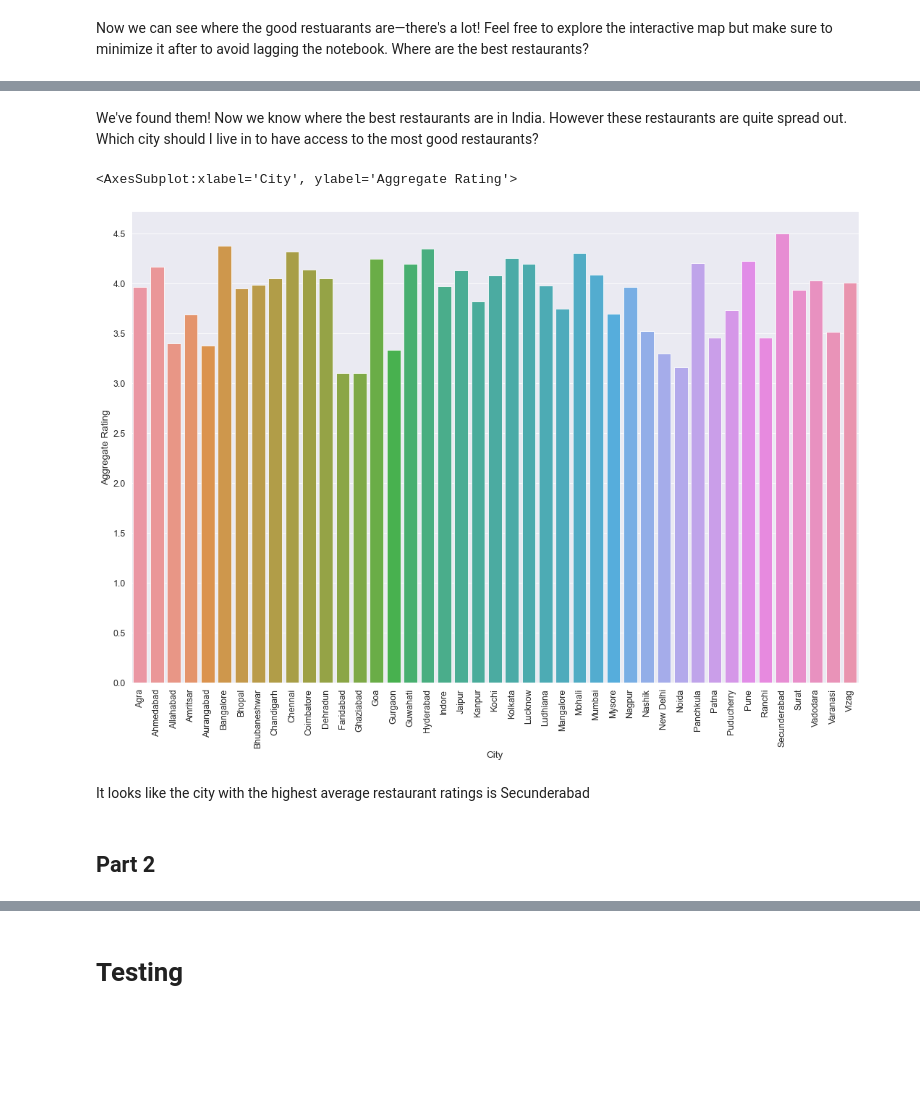
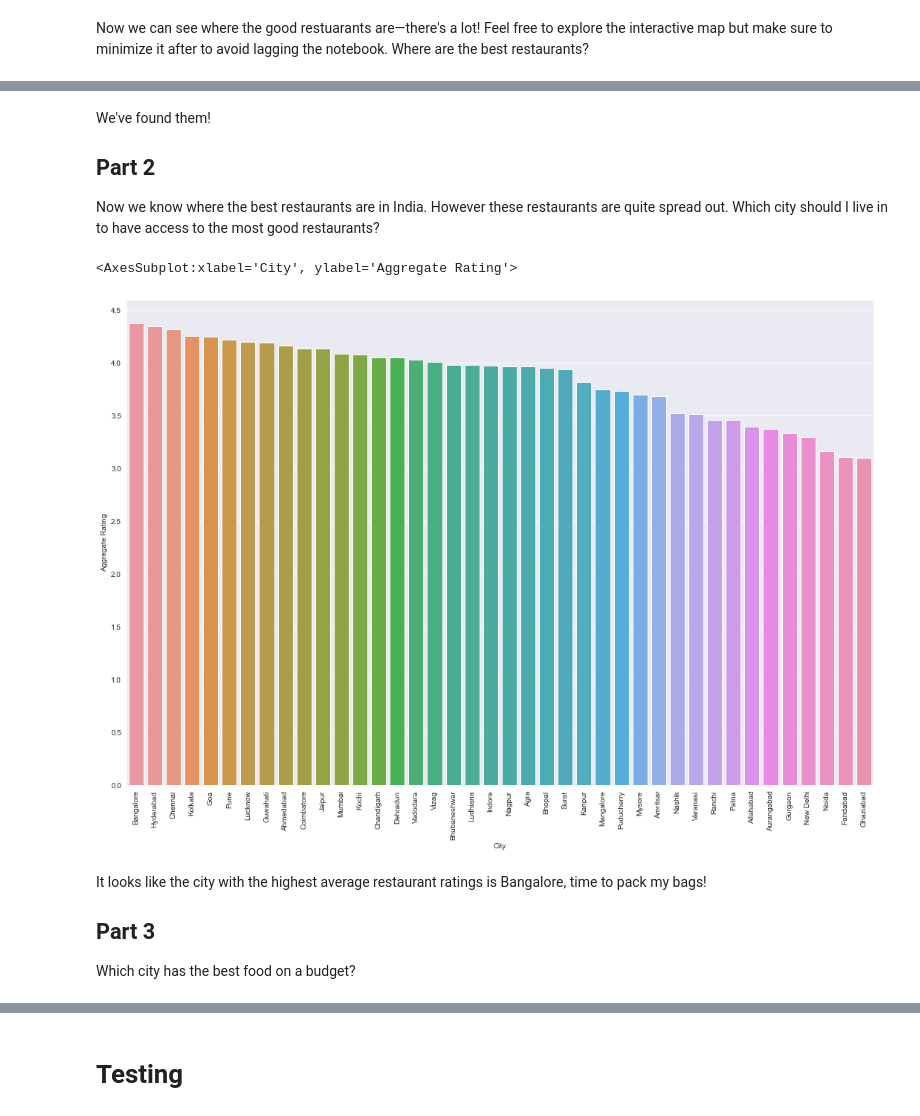
Before and after one commit to data301-2021-winter1/group28-project, a Jupyter notebook: notebooks/analysis1.ipynb, the cells around one changed output, grey strips where cells are left out. Drawn from its saved outputs; the diff is of its cells as text; code cells hidden in the pictures; blank space fills up the shorter version.

```diff
--- a/notebooks/analysis1.ipynb
+++ b/notebooks/analysis1.ipynb
@@ -570,23 +566,33 @@ map
 # %% [output]
 [interactive output not drawn]
 # %% [markdown]
-We've found them! Now we know where the best restaurants are in India. However these restaurants are quite spread out. Which city should I live in to have access to the most good restaurants?
+We've found them!
+## Part 2
+Now we know where the best restaurants are in India. However these restaurants are quite spread out. Which city should I live in to have access to the most good restaurants?
 # %%
 #Todo drop rows where the restuarant count is < 18
 avgRating  = pd.DataFrame(zomato_agg.groupby("City")["Aggregate Rating"].mean())
 avgRating  = avgRating.reset_index()
+#Don't want to consider these cities because they have very few restaurants
+avgRating = avgRating[avgRating["City"].isin(["Mohali","Panchkula","Secunderabad"]) == False]#TODO mention why ur doing this
+x = zomato_agg.groupby("City")["Restaurant Name"].count()
+x
+avgRating
 
+#clrs = ['grey' if (avgRating["Aggregate Rating"] < avgRating["Aggregate Rating"].max()) else 'red' for x in avgRating ]
+#sb.barplot(x=idx, y=values, palette=clrs) # color=clrs)
 
 #Set window size
 sns.set({'figure.figsize':(18,12)})
 #Plot
 plt.xticks(rotation=90)
 plt.yticks(np.arange(0, 5, step=0.5))
-sns.barplot(x="City", y="Aggregate Rating", data=zomato_agg,ci=None)
+sns.color_palette("husl", 8)
+sns.barplot(x="City", y="Aggregate Rating", data=avgRating.sort_values(by="Aggregate Rating",ascending = False), ci=None)
 # %% [output]
 <AxesSubplot:xlabel='City', ylabel='Aggregate Rating'>
-[figure, old version]
+[figure, new version]
 # %% [markdown]
-It looks like the city with the highest average restaurant ratings is Secunderabad
+It looks like the city with the highest average restaurant ratings is Bangalore, time to pack my bags!
+## Part 3
+Which city has the best food on a budget?
-# %% [markdown]
-## Part 2
```
Also changed, not shown: parts of 17 cells of this notebook.
